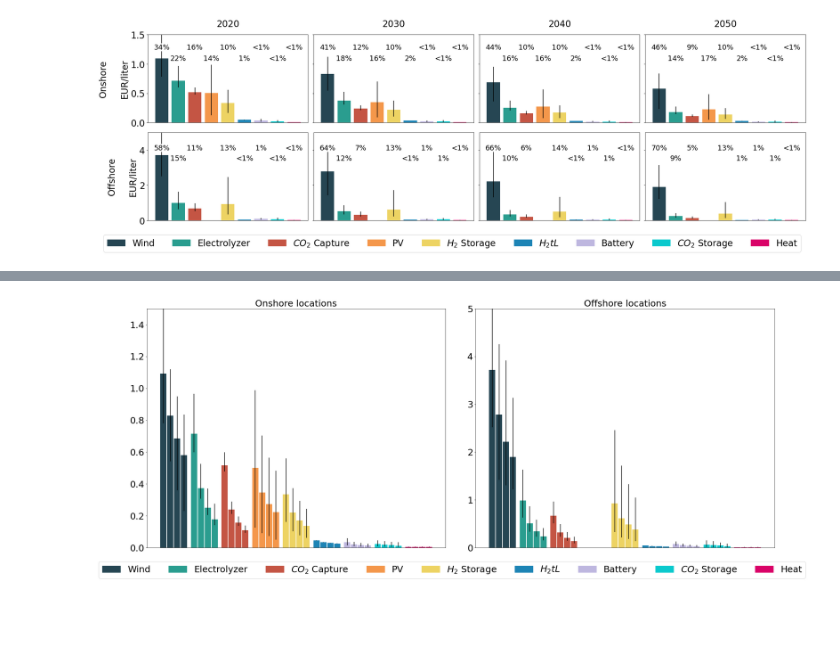
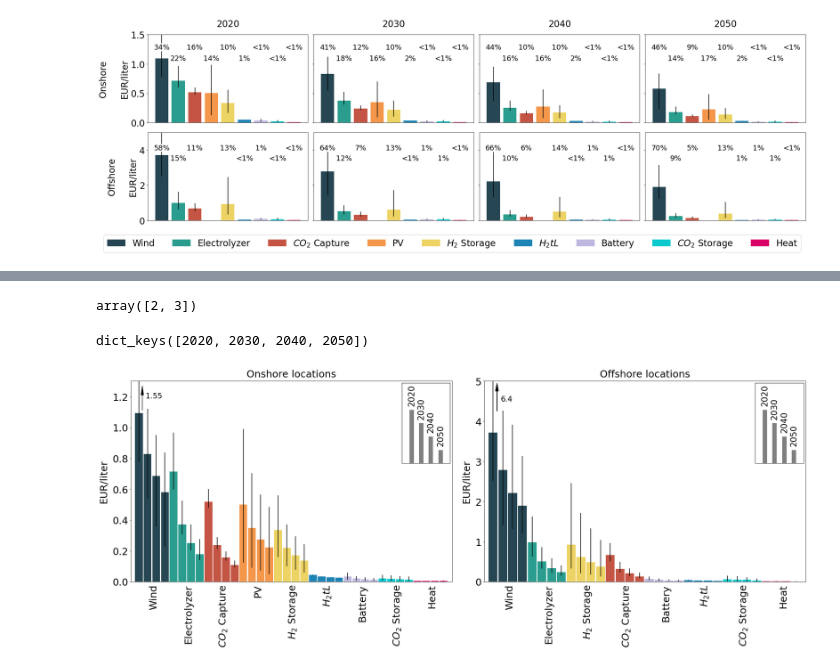
Before and after one commit to kwdseymour/EuroSAFs, a Jupyter notebook: scripts/analysis/SI_figures.ipynb, the cells around one changed output, grey strips where cells are left out. Cells and saved outputs as stored; diff of their text form; code cells hidden in the pictures; blank space fills up the shorter version.

Commit message:
Cost share breakdown plot checkpoint

```diff
--- a/scripts/analysis/SI_figures.ipynb
+++ b/scripts/analysis/SI_figures.ipynb
@@ -535,5 +521,14 @@ plt.tight_layout()
+# %%
+np.arange(2)+2
+# %% [output]
+array([2, 3])
+# %%
+costs_dict.keys()
+# %% [output]
+dict_keys([2020, 2030, 2040, 2050])
 # %%
-npv_cols = ['wind_NPV', 'electrolyzer_NPV', 'CO2_NPV', 'PV_NPV', 'H2stor_NPV', 'H2tL_NPV', 'battery_NPV', 'CO2stor_NPV', 'heat_NPV']
+onshore_npv_cols = ['wind_NPV', 'electrolyzer_NPV', 'CO2_NPV', 'PV_NPV', 'H2stor_NPV', 'H2tL_NPV', 'battery_NPV', 'CO2stor_NPV', 'heat_NPV']
+offshore_npv_cols = ['wind_NPV', 'electrolyzer_NPV', 'H2stor_NPV', 'CO2_NPV', 'battery_NPV', 'H2tL_NPV', 'CO2stor_NPV', 'heat_NPV']
 colors = ['#264653','#2A9D8F','#C45544','#F4974B','#EDD363','#1D84B5','#BEB7DF','#0BC9CD','#D90368','#A4A0A9']
 colormap = {x:colors[i] for i,x in enumerate(onshore_npv_cols)}
 
@@ -546,44 +541,57 @@ col_name_map = {
     'H2tL_NPV':'$H_{2}tL$',
     'battery_NPV':'Battery',
     'CO2stor_NPV':'$CO_{2}$ Storage',
     'heat_NPV':'Heat',
     'verify_NPV':'Total'
 }
 
 
 fig,axes = plt.subplots(ncols=2, figsize=(25,10))
 fontsize = 25
-width = 0.2
+width = 0.225
 offset = 0.025
 
-for i,shore_designation in enumerate(['onshore','offshore']):
+for i,(shore_designation,npv_cols) in enumerate(zip(['onshore','offshore'],[onshore_npv_cols,offshore_npv_cols])):
     for j,(year,costs_df) in enumerate(costs_dict.items()):
         costs_slice = costs_df.loc[costs_df['shore_designation']==shore_designation,npv_cols]
         costs_slice = levelize_npv(costs_slice)
         costs_slice = costs_slice.describe(percentiles=[0.05,0.5,0.95]).T #* 100
 
         yerr1 = costs_slice['mean'] - costs_slice['5%']
         yerr2 = costs_slice['95%'] - costs_slice['mean']
         axes[i].bar(np.arange(len(npv_cols))+(width+offset)*j, costs_slice['mean'], width=width, yerr=[yerr1,yerr2], color=costs_slice.index.map(colormap))
 
+        if j==0 and i==0:
+            axes[i].arrow(0.1, 1.11, 0, 0.1, head_width=0.075, head_length=0.06, fc='k', ec='k')
+            axes[i].text(0.2, 1.19, round(costs_slice['mean']['wind_NPV']+yerr2['wind_NPV'],2), fontsize=fontsize*0.75)
+        elif j==0 and i==1:
+            axes[i].arrow(0.1, 4.25, 0, 0.5, head_width=0.075, head_length=0.2, linewidth=1.25, fc='k', ec='k')
+            axes[i].text(0.2, 4.5, round(costs_slice['mean']['wind_NPV']+yerr2['wind_NPV'],2), fontsize=fontsize*0.75)
+
+    axes[i].set_xticks(np.arange(len(npv_cols)) + 2*width - offset)
+    axes[i].set_xticklabels(labels=[col_name_map[x] for x in npv_cols])
     for tick in axes[i].get_xticklabels():
         tick.set_rotation(90)
 
     axes[i].tick_params(labelsize=fontsize, bottom=False)
-    axes[i].set_ylim(0,[1.5,5][i])
-    axes[i].set_xticklabels([])
-#     if j>0:
-#         axes[i].set_yticklabels([])
-    if i==0:
-        axes[i].set_title(year, fontsize=fontsize, pad=20)
+    axes[i].set_ylim(0,[1.3,5][i])
+    axes[i].set_xlim(0-width,len(npv_cols))
+    axes[i].set_ylabel('EUR/liter', fontsize=fontsize, labelpad=10)
 
-axes[0].set_title('Onshore locations', fontsize=fontsize)
-axes[1].set_title('Offshore locations', fontsize=fontsize)
+    axins = inset_axes(axes[i], width='15%', height='40%')
+    axins.bar(np.arange(4), [1,0.75,0.5,0.25], color='grey', width=width*2)
+    for year, xloc, yloc in zip(['2020','2030','2040','2050'], np.arange(4), [1,0.75,0.5,0.25]):
+        axins.annotate(year, (xloc,yloc+0.1), horizontalalignment='center', fontsize=fontsize*0.85, rotation=90)
+    axins.tick_params(left=False, bottom=False)
+    axins.set_xticks([])
+    axins.set_yticks([])
+    axins.set_ylim(0,1.5)
+    axins.set_xlim(-1,4)
 
-labels = [col_name_map[col] for col in npv_cols]
-handles = [plt.Rectangle((0,0),1,1, color=color) for color in colors]
-fig.legend(handles, labels, bbox_to_anchor=(0.5,0), loc='upper center', ncol=len(npv_cols), fontsize=fontsize)
+axes[0].set_title('Onshore locations', pad=10, fontsize=fontsize)
+axes[1].set_title('Offshore locations', pad=10, fontsize=fontsize)
+
 plt.tight_layout()
 plt.subplots_adjust(hspace=0,wspace=0.1)
 # %% [output]
-[figure, old version]
+[figure, new version]
```
Also changed, not shown: parts of 5 cells of this notebook.
